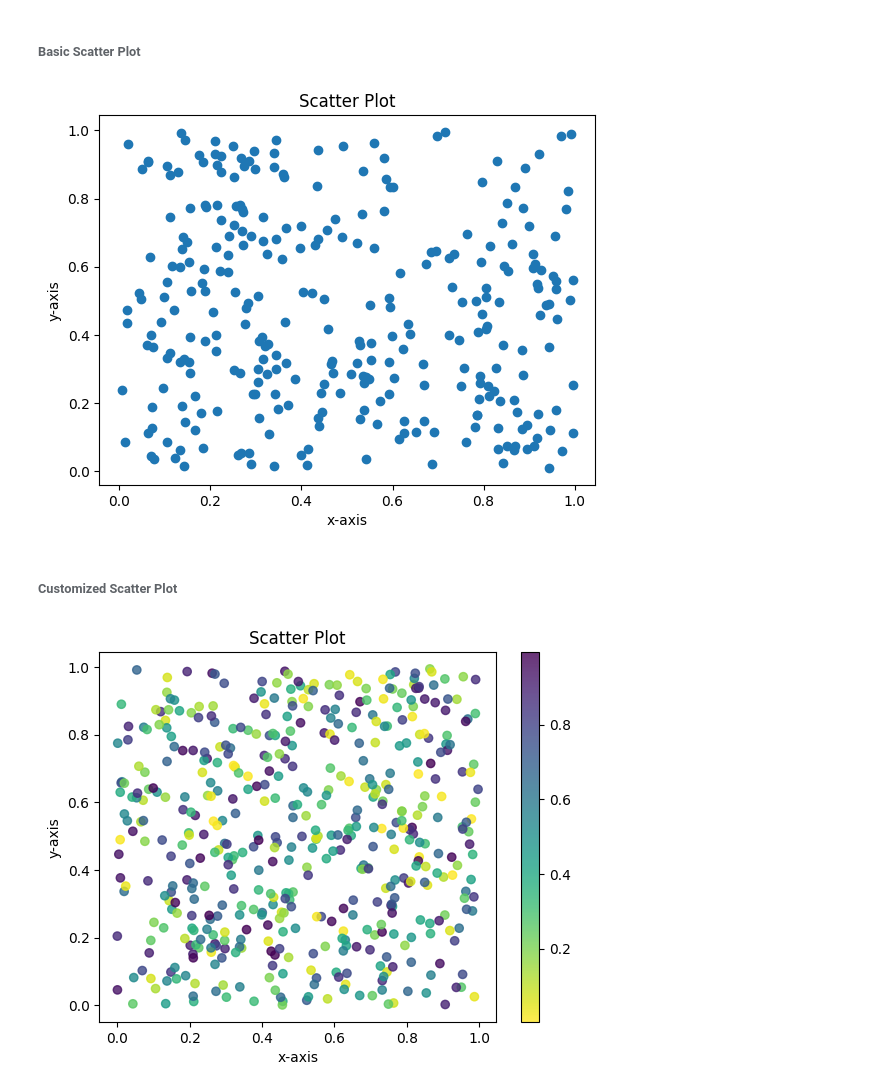
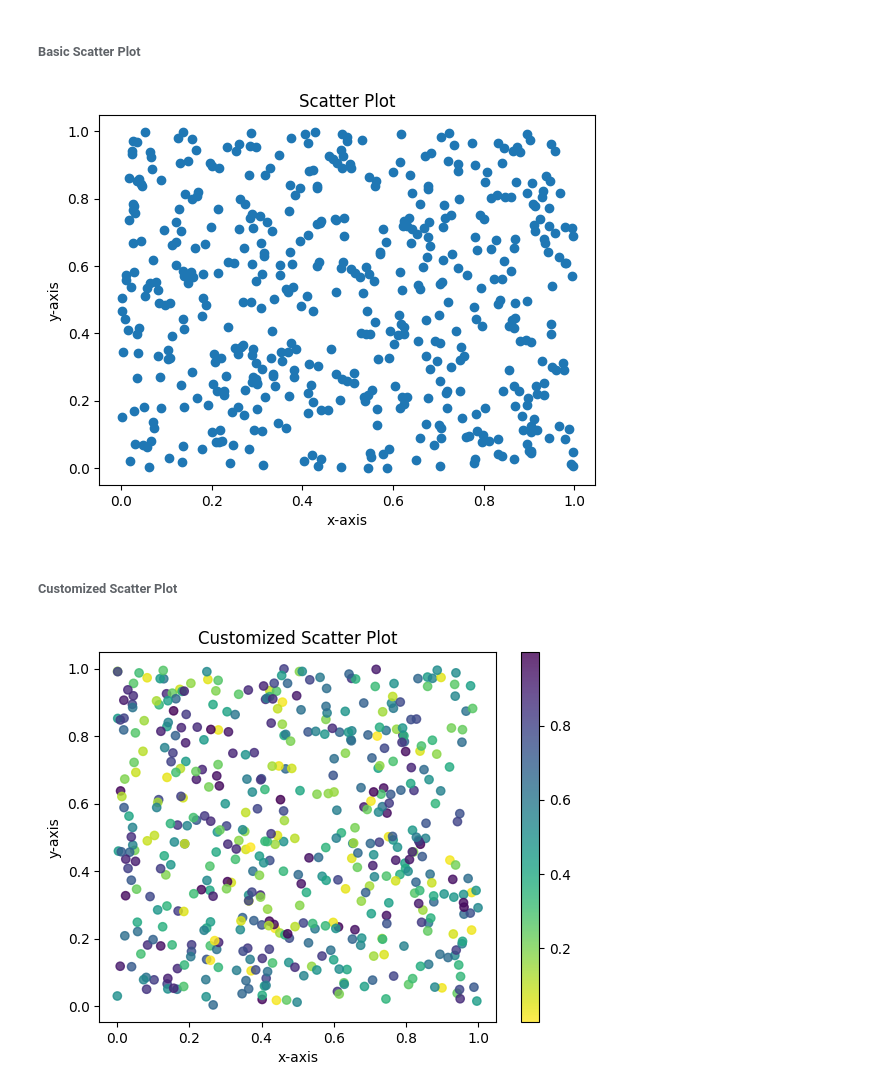
Before and after one commit to swati-bhatt/Practice_MLDA, a Jupyter notebook: DataVisualization.ipynb, the cells around one changed output. Saved outputs shown, nothing was run; the diff lists cells and outputs as text; code cells hidden in the pictures.

```diff
--- a/DataVisualization.ipynb
+++ b/DataVisualization.ipynb
@@ -57,8 +57,8 @@ plt.show()
 # %% [markdown]
 ###### Basic Scatter Plot
 # %%
-a=np.random.rand(300)
-b=np.random.rand(300)
+a=np.random.rand(500)
+b=np.random.rand(500)
 
 plt.scatter(a,b)
 plt.xlabel("x-axis")
@@ -66,18 +66,18 @@ plt.ylabel("y-axis")
 plt.title("Scatter Plot")
 plt.show()
 # %% [output]
-[figure, old version]
+[figure, new version]
 # %% [markdown]
 ###### Customized Scatter Plot
 # %%
 a=np.random.rand(500)
 b=np.random.rand(500)
 z=np.random.rand(500)
 plt.scatter(a,b,c=z, marker='o', cmap='viridis_r', alpha =0.8)
 plt.xlabel("x-axis")
 plt.ylabel("y-axis")
-plt.title("Scatter Plot")
+plt.title("Customized Scatter Plot")
 plt.colorbar()
 plt.show()
 # %% [output]
-[figure, old version]
+[figure, new version]
```
Also changed, not shown: parts of 24 cells of this notebook.
